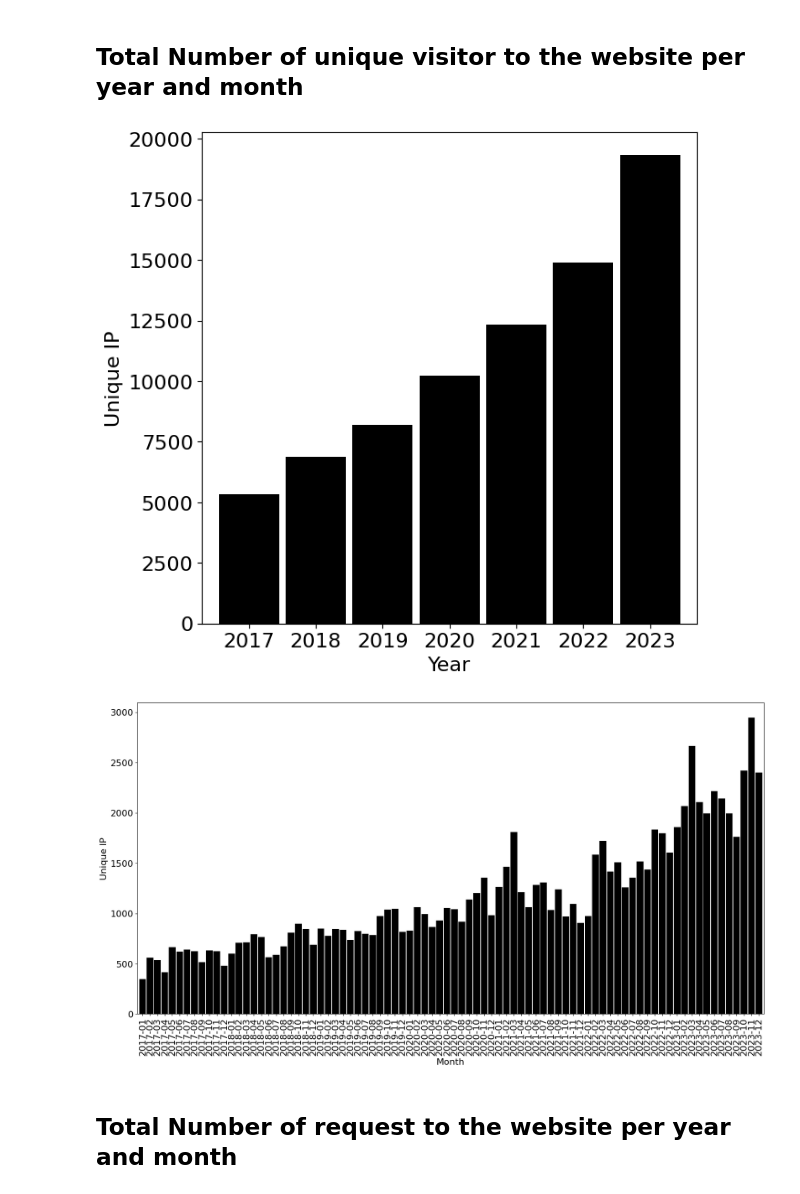
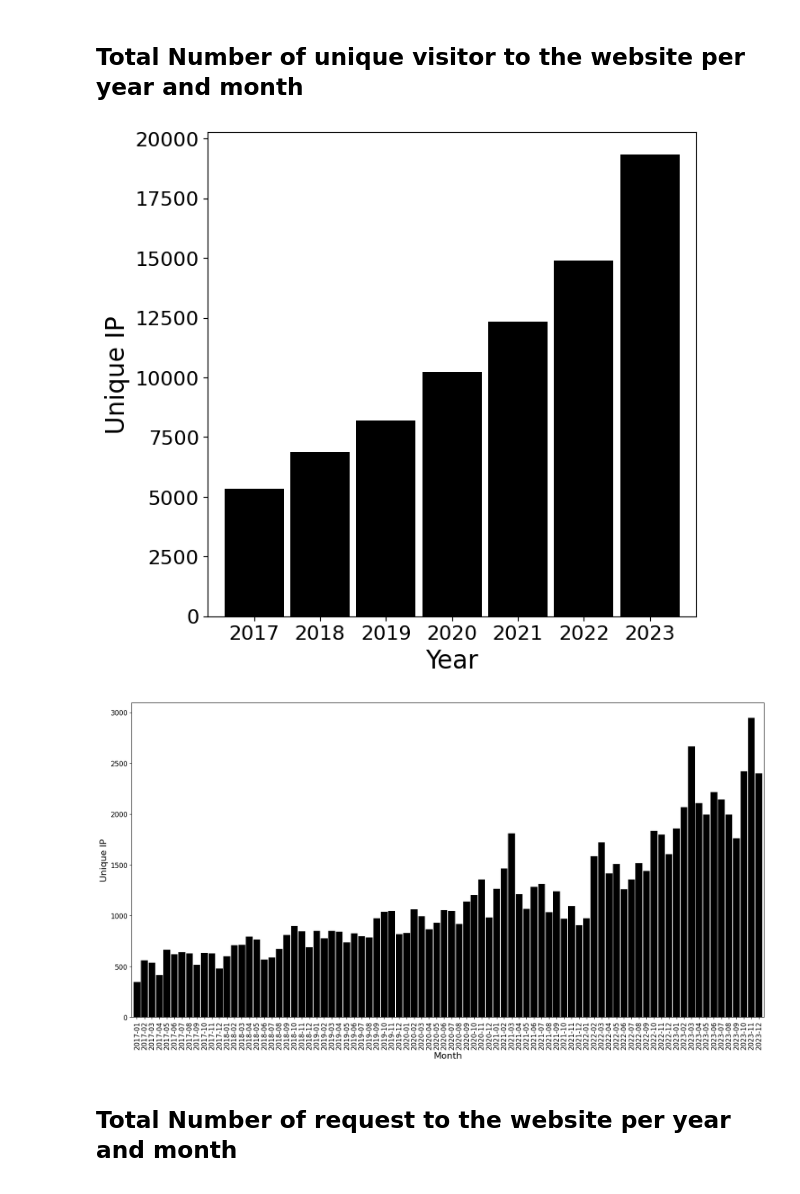
Before and after one commit to tcezard/eva-tasks, a Jupyter notebook: tasks/eva_2766/eva_data_usage_analysis_.ipynb, the cells around one changed output. Cells and saved outputs as stored; diff of their text form; code cells hidden in the pictures.

```diff
--- a/tasks/eva_2766/eva_data_usage_analysis_.ipynb
+++ b/tasks/eva_2766/eva_data_usage_analysis_.ipynb
@@ -25,15 +31,15 @@ query_web = '''select request_ts, client_ip, bytes_out
                from eva_web_srvc_stats.ws_traffic_useful_cols'''
 with get_metadata_connection_handle('production_processing', private_config_xml_file) as db_conn:
     all_web_df = pd.DataFrame(get_all_results_for_query(db_conn, query_web), columns =['request_ts', 'client_ip', 'bytes_out'])
-all_web_df_daily = all_web_df.groupby(all_web_df.request_ts.dt.date).agg(
+raw_web_df_daily = all_web_df.groupby(all_web_df.request_ts.dt.date).agg(
     bytes_out=pd.NamedAgg(column='bytes_out', aggfunc=lambda x: sum(x)/1000000000),
     unique_ip=pd.NamedAgg(column='client_ip', aggfunc='nunique'),
     nb_request=pd.NamedAgg(column='client_ip', aggfunc='count'))
-all_web_df_daily.reset_index(inplace=True)
-all_web_df_daily['year']=pd.DatetimeIndex(all_web_df_daily.request_ts).year
-all_web_df_daily['month']=pd.to_datetime(all_web_df_daily.request_ts).dt.strftime('%Y-%m')
+raw_web_df_daily.reset_index(inplace=True)
+raw_web_df_daily['year']=pd.DatetimeIndex(raw_web_df_daily.request_ts).year
+raw_web_df_daily['month']=pd.to_datetime(raw_web_df_daily.request_ts).dt.strftime('%Y-%m')
 # %%
-def draw_box_plot(dataframe, column, group, xlabel, ylabel, x_rotation=0, fig_size=(7, 7)):
+def draw_box_plot(dataframe, column, group, xlabel, ylabel, x_rotation=0, fig_size=(7, 7), fontsize=16):
     ax = dataframe.boxplot(column, by=group, widths=0.9, color=dict(boxes='k', whiskers='k', medians='k', caps='k'),
                            medianprops=dict(linewidth=2, color='k'), grid=False, showfliers=False, showcaps=False, figsize=fig_size)
     ax.spines[['right', 'top']].set_visible(False)
@@ -42,10 +48,12 @@ def draw_box_plot(dataframe, column, group, xlabel, ylabel, x_rotation=0, fig_si
     ax.tick_params(axis='x', rotation=x_rotation)
     ax.set_title('')
     ax.set_facecolor('white')
-    ax.set_ylabel(ylabel, fontdict={'fontsize':16})
-    ax.set_xlabel(xlabel, fontdict={'fontsize':16})
+    ax.set_ylabel(ylabel, fontdict={'fontsize':fontsize})
+    ax.set_xlabel(xlabel, fontdict={'fontsize':fontsize})
+    ax.tick_params(axis='x', labelsize=fontsize-4)
+    ax.tick_params(axis='y', labelsize=fontsize-4)
     return ax, fig
 # %%
-current_year_range = (2017,2018,2019,2020,2021,2022,2023)
-all_ftp_df_daily = all_ftp_df_daily[all_ftp_df_daily['year'].isin( current_year_range )]
-all_web_df_daily = all_web_df_daily[all_web_df_daily['year'].isin( current_year_range )]
+current_year_range = (2017,2018,2019,2020,2021,2022,2023,2024)
+all_ftp_df_daily = raw_ftp_df_daily[raw_ftp_df_daily['year'].isin( current_year_range )]
+all_web_df_daily = raw_web_df_daily[raw_web_df_daily['year'].isin( current_year_range )]
@@ -140,12 +242,14 @@ all_ftp_df_monthly = all_ftp_df[all_ftp_df['year'].isin( current_year_range )].g
     nb_request=pd.NamedAgg(column='uhost', aggfunc='count'))
 all_ftp_df_monthly.reset_index(inplace=True)
 # %%
-def draw_bar_plot(dataframe, x, y, xlabel, ylabel, x_rotation=0, fig_size=(7, 7)):
+def draw_bar_plot(dataframe, x, y, xlabel, ylabel, x_rotation=0, fig_size=(7, 7), fontsize=16):
     ax = dataframe.plot.bar(x=x, y=y, width = .9, color='k', legend=False, grid=False, fontsize=16, figsize=fig_size)
     ax.tick_params(axis='x', rotation=x_rotation)
     ax.set_facecolor('white')
-    ax.set_ylabel(ylabel, fontdict={'fontsize':16})
-    ax.set_xlabel(xlabel, fontdict={'fontsize':16})
+    ax.set_ylabel(ylabel, fontdict={'fontsize':fontsize})
+    ax.set_xlabel(xlabel, fontdict={'fontsize':fontsize})
+    ax.tick_params(axis='x', labelsize=fontsize-4)
+    ax.tick_params(axis='y', labelsize=fontsize-4)
     return ax
 # %% [markdown]
 ## Total Number of Gigabytes downloaded from FTP per year and month
@@ -190,13 +294,13 @@ ax = draw_bar_plot(all_web_df_monthly, x='month', y='bytes_out', ylabel='Amount
 # %% [markdown]
 ## Total Number of unique visitor to the website per year and month
 # %%
-ax = draw_bar_plot(all_web_df_yearly, x='year', y='unique_ip', ylabel='Unique IP', xlabel='Year')
+ax = draw_bar_plot(all_web_df_yearly, x='year', y='unique_ip', ylabel='Unique IP', xlabel='Year', fontsize=20)
 # %% [output]
-[figure, old version]
+[figure, new version]
 # %%
 ax = draw_bar_plot(all_web_df_monthly, x='month', y='unique_ip', ylabel='Unique IP', xlabel='Month', x_rotation=90, fig_size=(20, 10))
 # %% [output]
-[figure, old version]
+[figure, new version]
 # %% [markdown]
 ## Total Number of request to the website per year and month
 # %%
```
Also changed, not shown: parts of 11 cells of this notebook, 1 other file.
